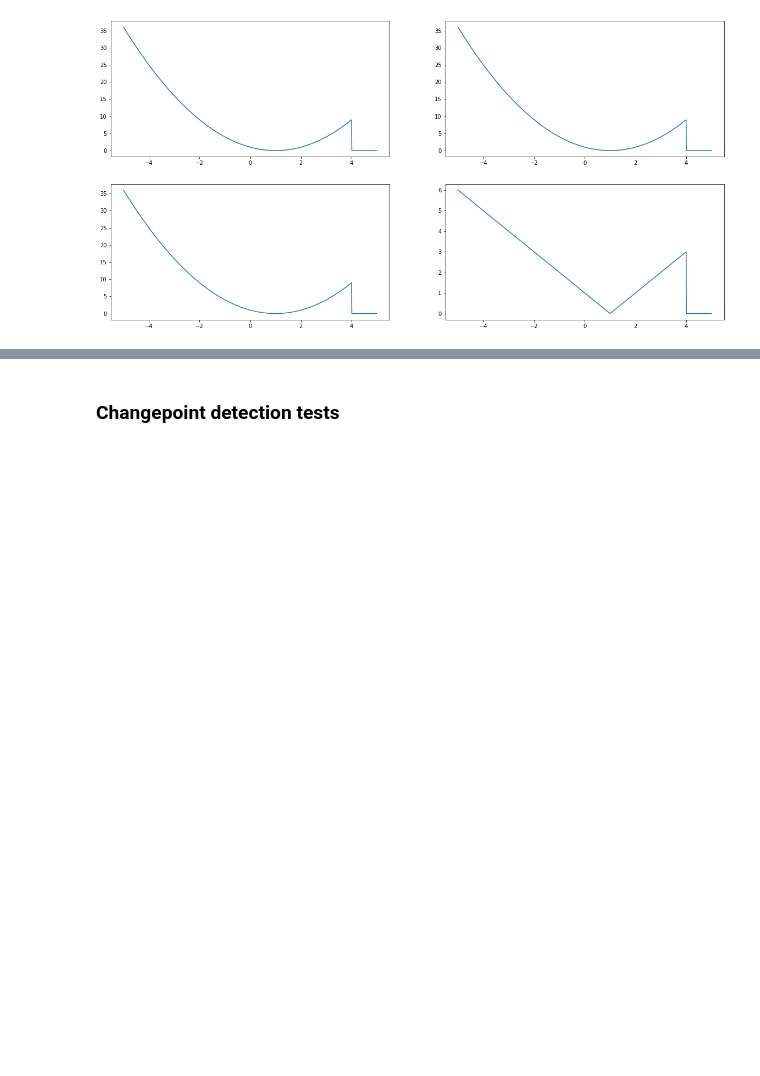
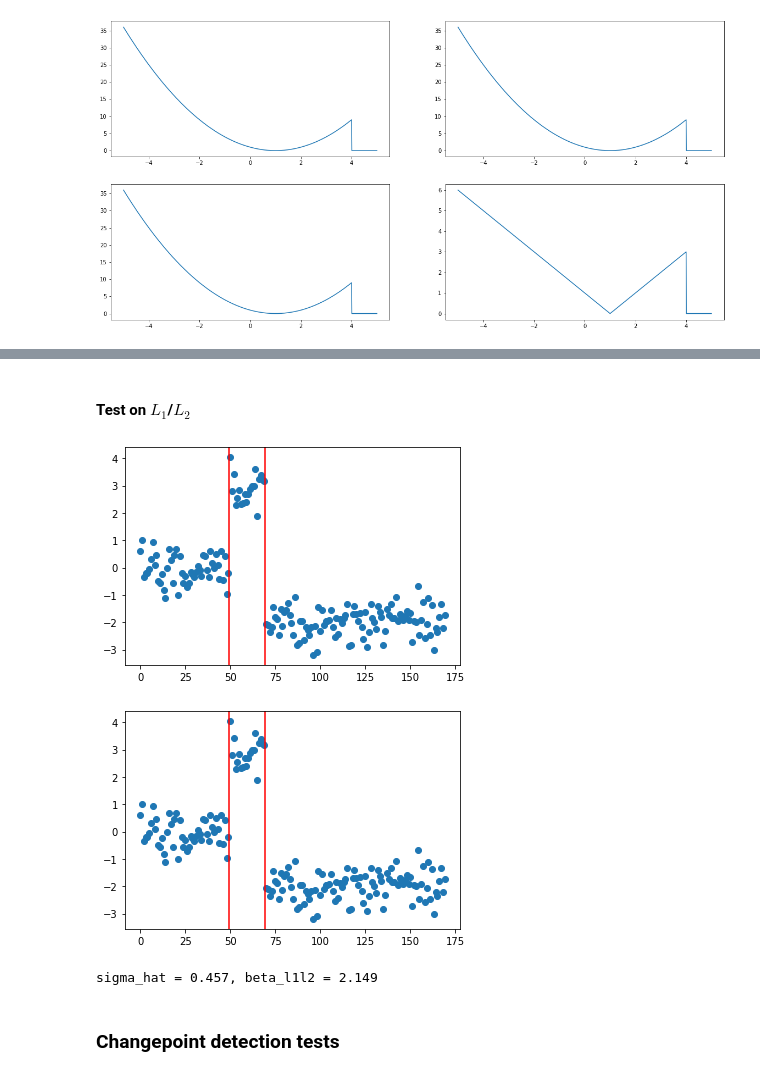
Before and after one commit to jeremtti/changepoint_detection_outliers, a Jupyter notebook: toy_data.ipynb, the cells around one changed output, grey strips where cells are left out. Saved outputs shown, nothing was run; the diff lists cells and outputs as text; code cells hidden in the pictures; blank space fills up the shorter version.

```diff
--- a/toy_data.ipynb
+++ b/toy_data.ipynb
@@ -53,3 +155,36 @@ plt.show()
+# %% [markdown]
+#### Test on $L_1$/$L_2$
+# %%
+sigma_hat = get_sigma_hat(y)
+beta_l1l2 = get_beta_l1l2(y)
+
+loss = L1Loss(0, 0, 0)
+cp = rfpop(y, loss, beta_l1l2, verbose=False)
+taus = [elt[1] for elt in cp]
+
+plt.figure()
+bkpts = get_breakpoints(taus)
+plt.scatter(np.arange(len(y)), y)
+for b in bkpts:
+    plt.axvline(x=b+0.5, color='r')
+plt.show()
+
+loss = L2Loss(0, 0, 0)
+cp = rfpop(y, loss, beta_l1l2, verbose=False)
+taus = [elt[1] for elt in cp]
+
+plt.figure()
+bkpts = get_breakpoints(taus)
+plt.scatter(np.arange(len(y)), y)
+for b in bkpts:
+    plt.axvline(x=b+0.5, color='r')
+plt.show()
+
+print(f"sigma_hat = {sigma_hat:.3f}, beta_l1l2 = {beta_l1l2:.3f}")
+# %% [output]
+[figure, added]
+[figure, added]
+sigma_hat = 0.457, beta_l1l2 = 2.149
 # %% [markdown]
 ### Changepoint detection tests
 # %%
```
Also changed, not shown: parts of 8 cells of this notebook.
